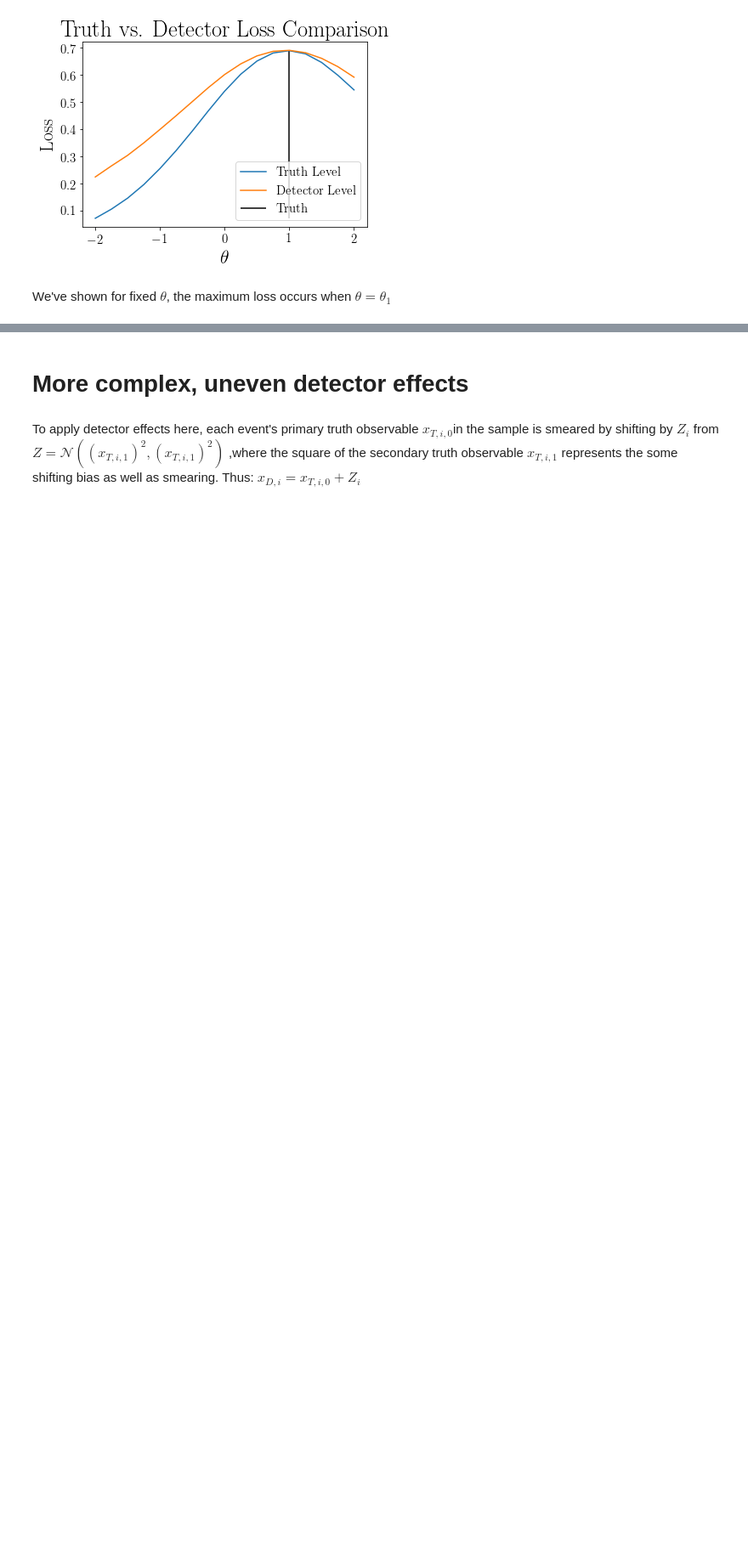
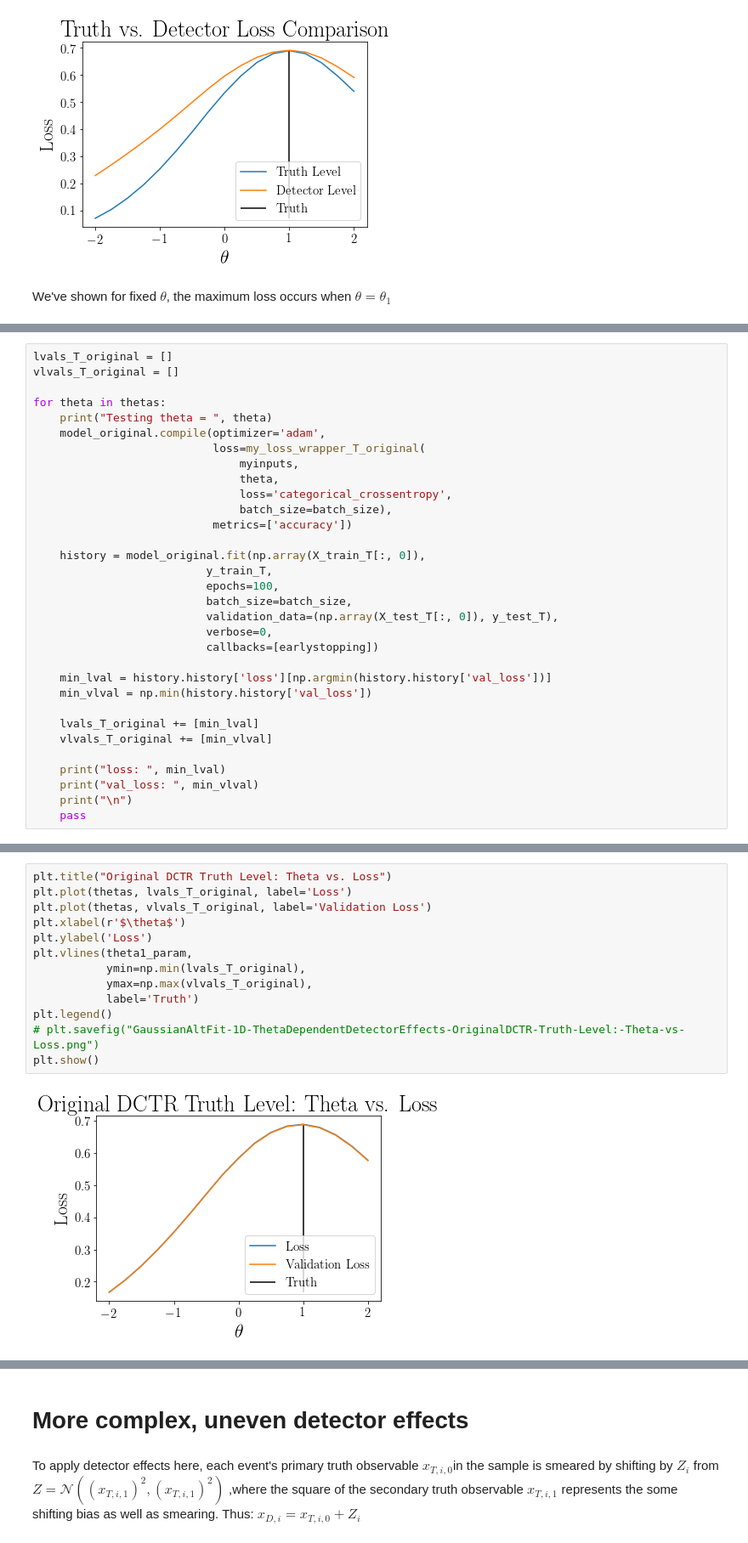
Before and after one commit to hep-lbdl/SRGN, a Jupyter notebook: GaussianExamples/GaussianAltFit-1D-ThetaDependentDetectorEffects.ipynb, the cells around one changed output, grey strips where cells are left out. Shown at 85% size. Cells and saved outputs as stored; diff of their text form; blank space fills up the shorter version.

```diff
--- a/GaussianExamples/GaussianAltFit-1D-ThetaDependentDetectorEffects.ipynb
+++ b/GaussianExamples/GaussianAltFit-1D-ThetaDependentDetectorEffects.ipynb
@@ -666,0 +769,32 @@ We've shown for fixed $\theta$, the maximum loss occurs when $\theta=\theta_1$
+# %%
+lvals_T_original = []
+vlvals_T_original = []
+
+for theta in thetas:
+    print("Testing theta = ", theta)
+    model_original.compile(optimizer='adam',
+                           loss=my_loss_wrapper_T_original(
+                               myinputs,
+                               theta,
+                               loss='categorical_crossentropy',
+                               batch_size=batch_size),
+                           metrics=['accuracy'])
+
+    history = model_original.fit(np.array(X_train_T[:, 0]),
+                          y_train_T,
+                          epochs=100,
+                          batch_size=batch_size,
+                          validation_data=(np.array(X_test_T[:, 0]), y_test_T),
+                          verbose=0,
+                          callbacks=[earlystopping])
+
+    min_lval = history.history['loss'][np.argmin(history.history['val_loss'])]
+    min_vlval = np.min(history.history['val_loss'])
+
+    lvals_T_original += [min_lval]
+    vlvals_T_original += [min_vlval]
+
+    print("loss: ", min_lval)
+    print("val_loss: ", min_vlval)
+    print("\n")
+    pass
@@ -666,0 +819,15 @@ We've shown for fixed $\theta$, the maximum loss occurs when $\theta=\theta_1$
+# %%
+plt.title("Original DCTR Truth Level: Theta vs. Loss")
+plt.plot(thetas, lvals_T_original, label='Loss')
+plt.plot(thetas, vlvals_T_original, label='Validation Loss')
+plt.xlabel(r'$\theta$')
+plt.ylabel('Loss')
+plt.vlines(theta1_param,
+           ymin=np.min(lvals_T_original),
+           ymax=np.max(vlvals_T_original),
+           label='Truth')
+plt.legend()
+# plt.savefig("GaussianAltFit-1D-ThetaDependentDetectorEffects-OriginalDCTR-Truth-Level:-Theta-vs-Loss.png")
+plt.show()
+# %% [output]
+[figure, added]
```
Also changed, not shown: parts of 50 cells of this notebook.
